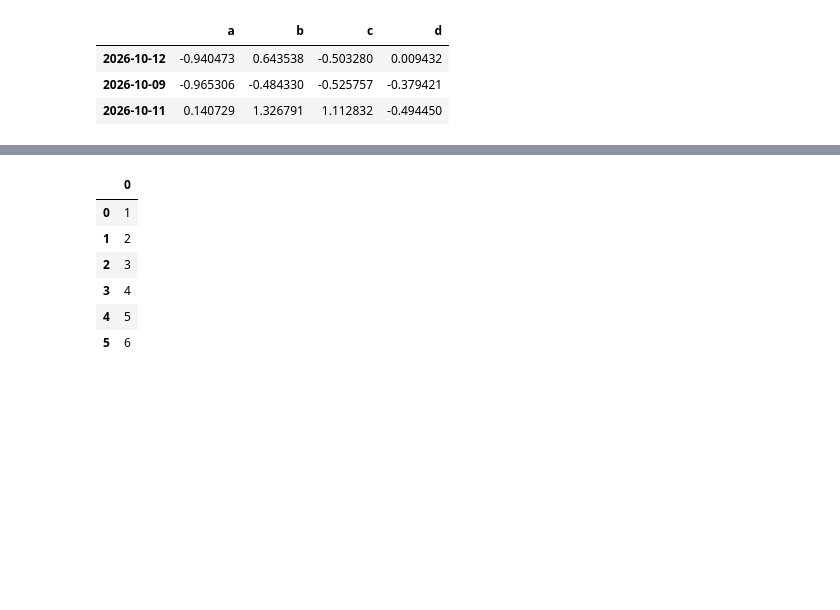
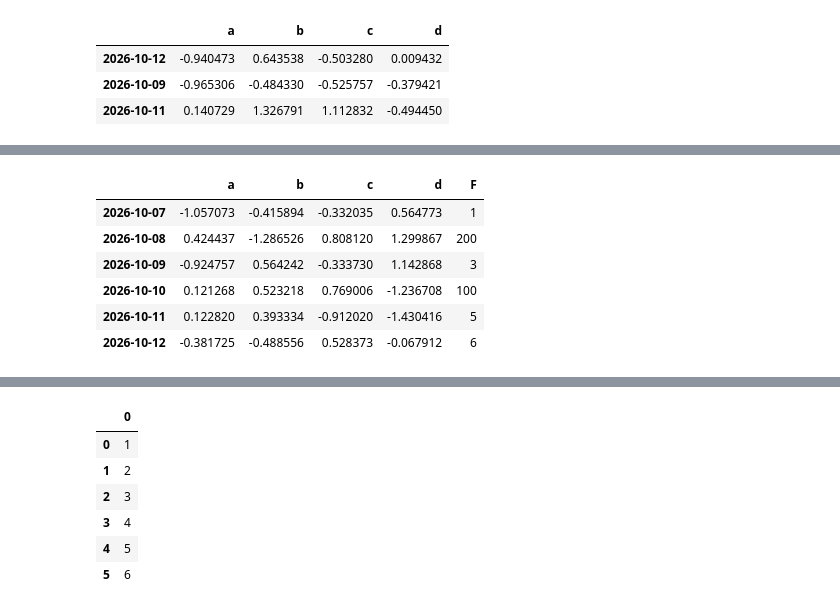
Before and after one commit to tjwei/DataScienceSoftware2026, a Jupyter notebook: pandas01.ipynb, the cells around one changed output, grey strips where cells are left out. Saved outputs shown, nothing was run; the diff lists cells and outputs as text; code cells hidden in the pictures; blank space fills up the shorter version.

```diff
--- a/pandas01.ipynb
+++ b/pandas01.ipynb
@@ -368 +440,16 @@ df_copy = df.copy()
+# %%
+df2 = df.copy()
+new_F = pd.Series([100,200], index=[dates[3], dates[1]])
+df2['G'] = new_F
+df2.loc[~df2['G'].isna(), 'F']=new_F
+del df2['G']
+df2
+# %% [output]
+|  | a | b | c | d | F |
+| 2026-10-07 | -1.057073 | -0.415894 | -0.332035 | 0.564773 | 1 |
+| 2026-10-08 | 0.424437 | -1.286526 | 0.808120 | 1.299867 | 200 |
+| 2026-10-09 | -0.924757 | 0.564242 | -0.333730 | 1.142868 | 3 |
+| 2026-10-10 | 0.121268 | 0.523218 | 0.769006 | -1.236708 | 100 |
+| 2026-10-11 | 0.122820 | 0.393334 | -0.912020 | -1.430416 | 5 |
+| 2026-10-12 | -0.381725 | -0.488556 | 0.528373 | -0.067912 | 6 |
 # %%
```
Also changed, not shown: parts of 28 cells of this notebook.
